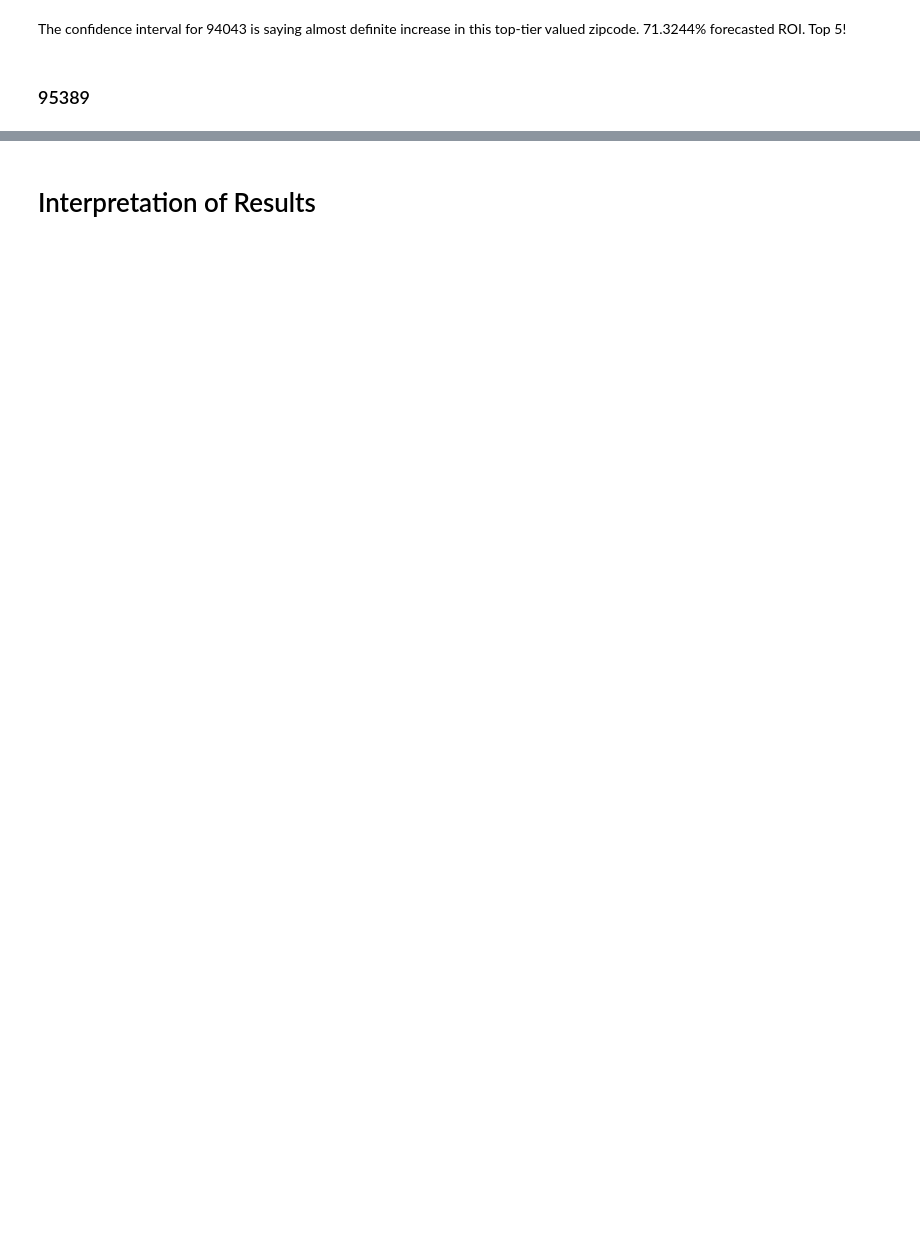
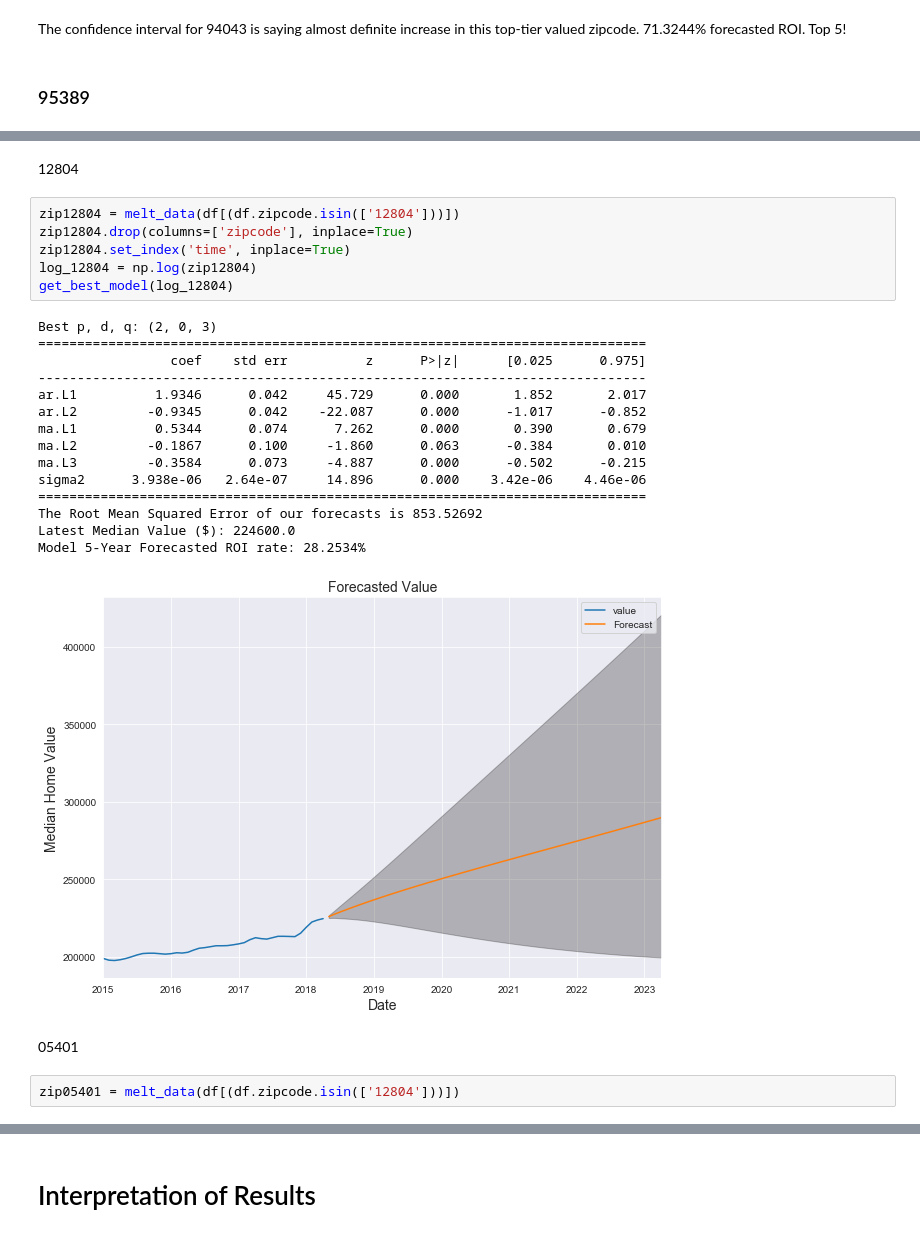
Before and after one commit to oac0de/Real-Estate-Forecasting, a Jupyter notebook: Final_TS_Notebook.ipynb, the cells around one changed output, grey strips where cells are left out. Drawn from its saved outputs; the diff is of its cells as text; blank space fills up the shorter version.

```diff
--- a/Final_TS_Notebook.ipynb
+++ b/Final_TS_Notebook.ipynb
@@ -1439,0 +1356,28 @@ Model 5-Year Forecasted ROI rate: 37.3165%
+# %% [markdown]
+12804
+# %%
+zip12804 = melt_data(df[(df.zipcode.isin(['12804']))])
+zip12804.drop(columns=['zipcode'], inplace=True)
+zip12804.set_index('time', inplace=True)
+log_12804 = np.log(zip12804)
+get_best_model(log_12804)
+# %% [output]
+Best p, d, q: (2, 0, 3)
+==============================================================================
+                 coef    std err          z      P>|z|      [0.025      0.975]
+------------------------------------------------------------------------------
+ar.L1          1.9346      0.042     45.729      0.000       1.852       2.017
+ar.L2         -0.9345      0.042    -22.087      0.000      -1.017      -0.852
+ma.L1          0.5344      0.074      7.262      0.000       0.390       0.679
+ma.L2         -0.1867      0.100     -1.860      0.063      -0.384       0.010
+ma.L3         -0.3584      0.073     -4.887      0.000      -0.502      -0.215
+sigma2      3.938e-06   2.64e-07     14.896      0.000    3.42e-06    4.46e-06
+==============================================================================
+The Root Mean Squared Error of our forecasts is 853.52692
+Latest Median Value ($): 224600.0
+Model 5-Year Forecasted ROI rate: 28.2534%
+[figure, added]
+# %% [markdown]
+05401
+# %%
+zip05401 = melt_data(df[(df.zipcode.isin(['12804']))])
```
Also changed, not shown: parts of 18 cells of this notebook, 11 other files.
